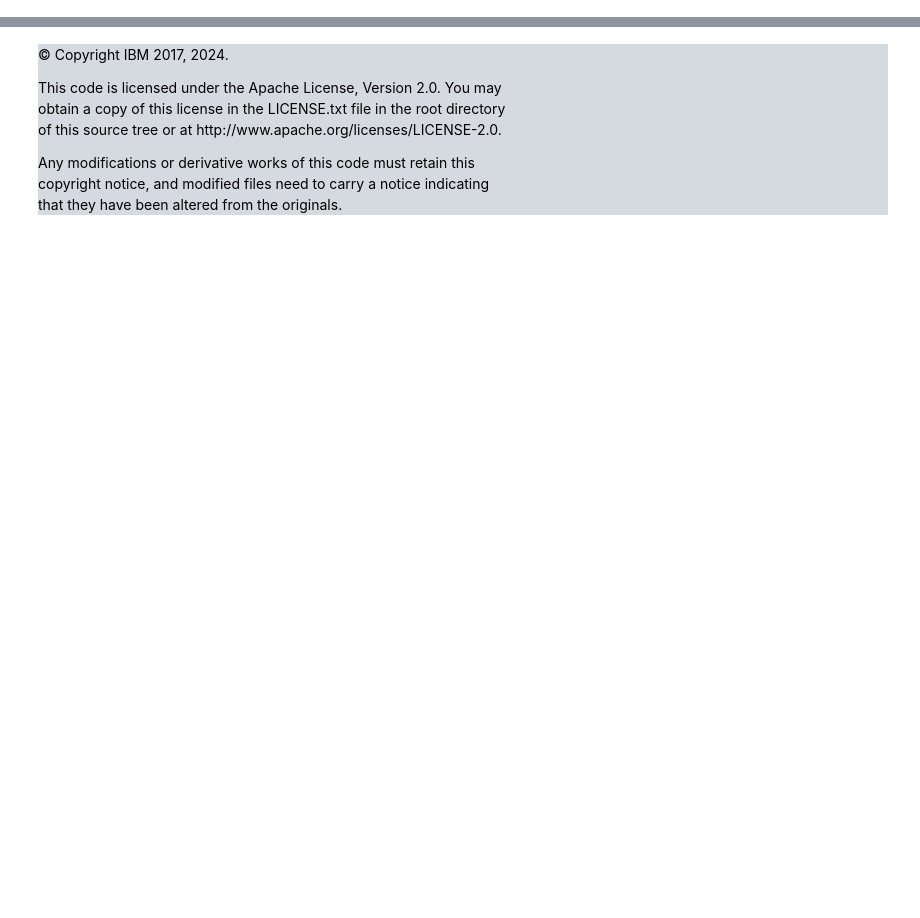
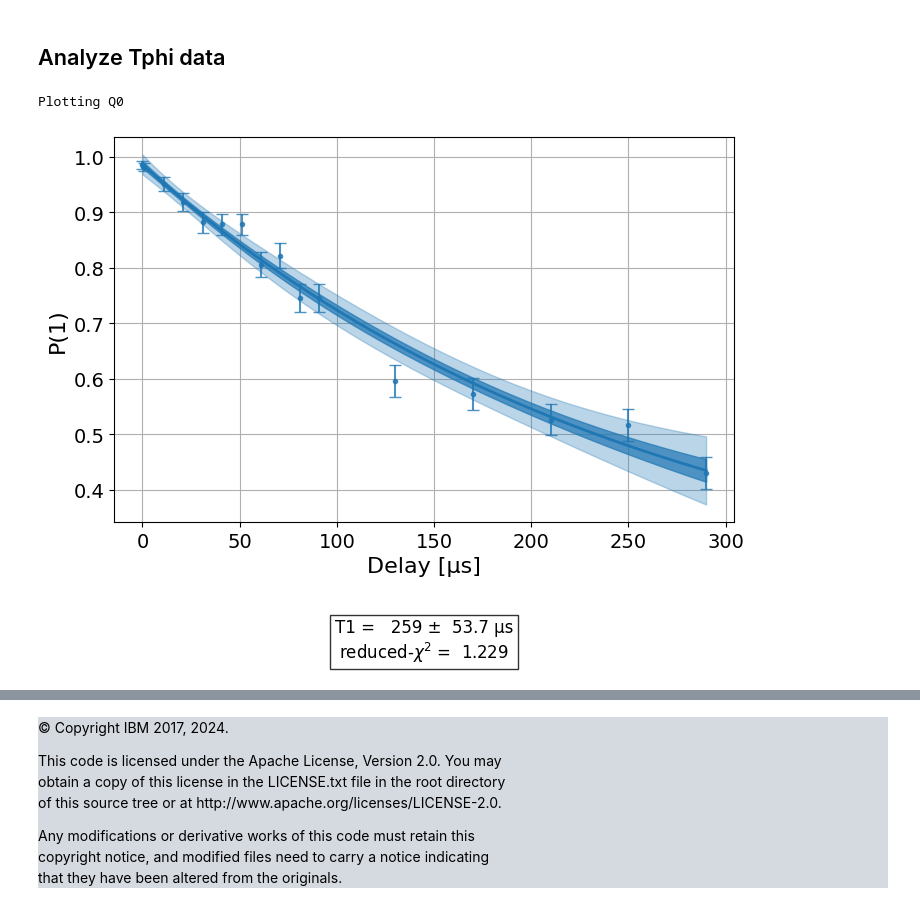
Before and after one commit to qiskit-community/qiskit-device-benchmarking, a Jupyter notebook: notebooks/bell_tphi.ipynb, the cells around one changed output, grey strips where cells are left out. Cells and saved outputs as stored; diff of their text form; code cells hidden in the pictures; blank space fills up the shorter version.

Commit message:
update tphi notebook

```diff
--- a/notebooks/bell_tphi.ipynb
+++ b/notebooks/bell_tphi.ipynb
@@ -56,12 +68,19 @@ num_periods = 5
 max_T = delays_t2[-1]
 osc_freq = num_periods/(max_T)
 # %%
-from qiskit_experiments.framework import ParallelExperiment, BatchExperiment
+#Construct the experiments
 
+#First the Tphi
 exp_batches = []
 for qubits in qubits_nns:
     coh_exps = ParallelExperiment([
-        Tphi((int(qubit),), delays_t1=delays_t1,delays_t2=delays_t2,t2type='ramsey',osc_freq=osc_freq,backend=backend)
-        for qubit in np.array(qubits).flatten()
-    ], flatten_results=True)
+        Tphi((int(qubit),), delays_t1=delays_t1,delays_t2=delays_t2,t2type='hahn',osc_freq=osc_freq,backend=backend)
+        for qubit in np.array(qubits).flatten()], flatten_results=False)
     exp_batches.append(coh_exps)
+
+#Bell
+bell_exp = BellExperiment(sep_sets,backend=backend)
+exp_batches.append(bell_exp)
+
+#Batch all together
+batch_exp = BatchExperiment(exp_batches,backend=backend,flatten_results=False)
@@ -74,2 +86,0 @@ exp_batches.append(bell_exp)
-# %%
-batch_exp = BatchExperiment(exp_batches,backend=backend,flatten_results=True)
@@ -77,0 +87,5 @@ batch_exp_data = batch_exp.run()
+# %%
+%%time
+#Run
+batch_exp.set_run_options(shots=300)
+batch_exp_data = batch_exp.run()
@@ -80,4 +99,18 @@ batch_exp_data.status()
-# %%
-i=1
-print(batch_exp_data.figure(i).metadata)
-batch_exp_data.figure(i).figure
+# %% [markdown]
+## Analyze Tphi data
+# %%
+plot_q = 0
+#0 for the T1, 1 for the T2
+plot_type = 0
+plot_ind = []
+for i in range(len(qubits_nns)):
+    for j in range(len(qubits_nns[i])):
+        if plot_q==qubits_nns[i][j]:
+            plot_ind = [i,j]
+            break
+
+print('Plotting Q%d'%plot_q)
+batch_exp_data.child_data()[i].child_data()[j].figure(plot_type)
+# %% [output]
+Plotting Q0
+[figure, added]
```
Also changed, not shown: parts of 22 cells of this notebook.
